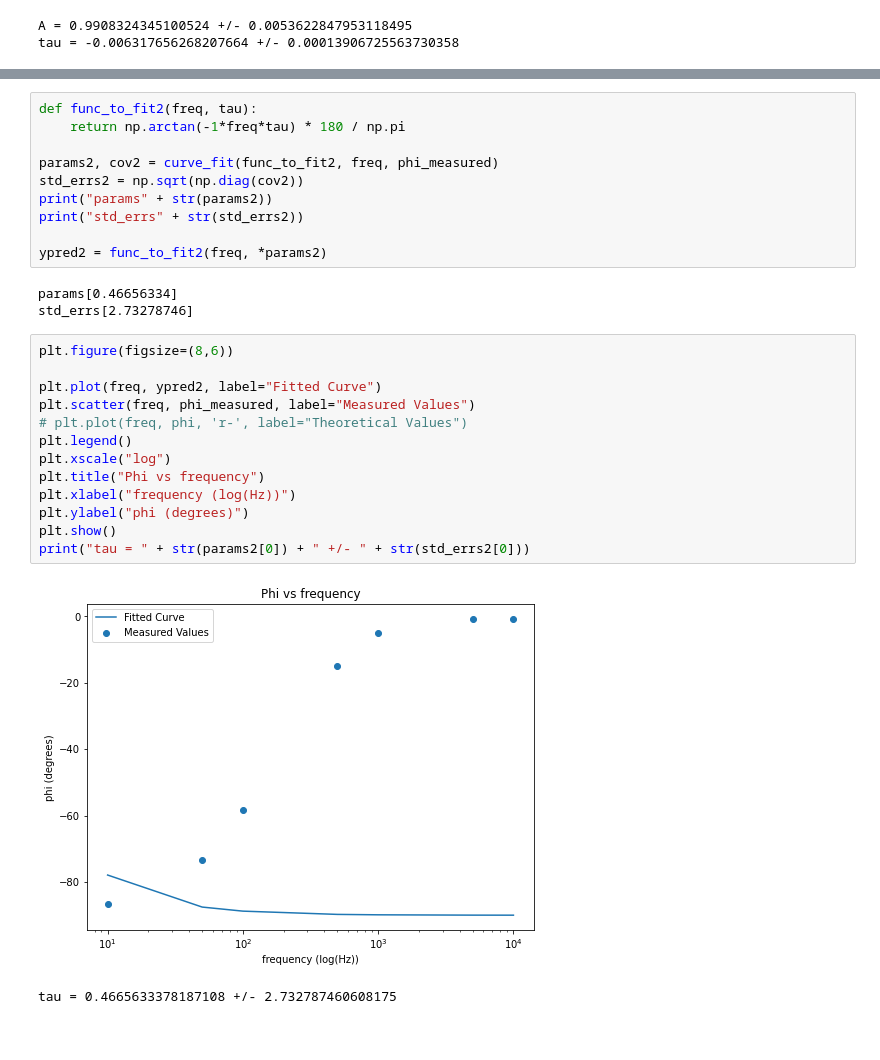
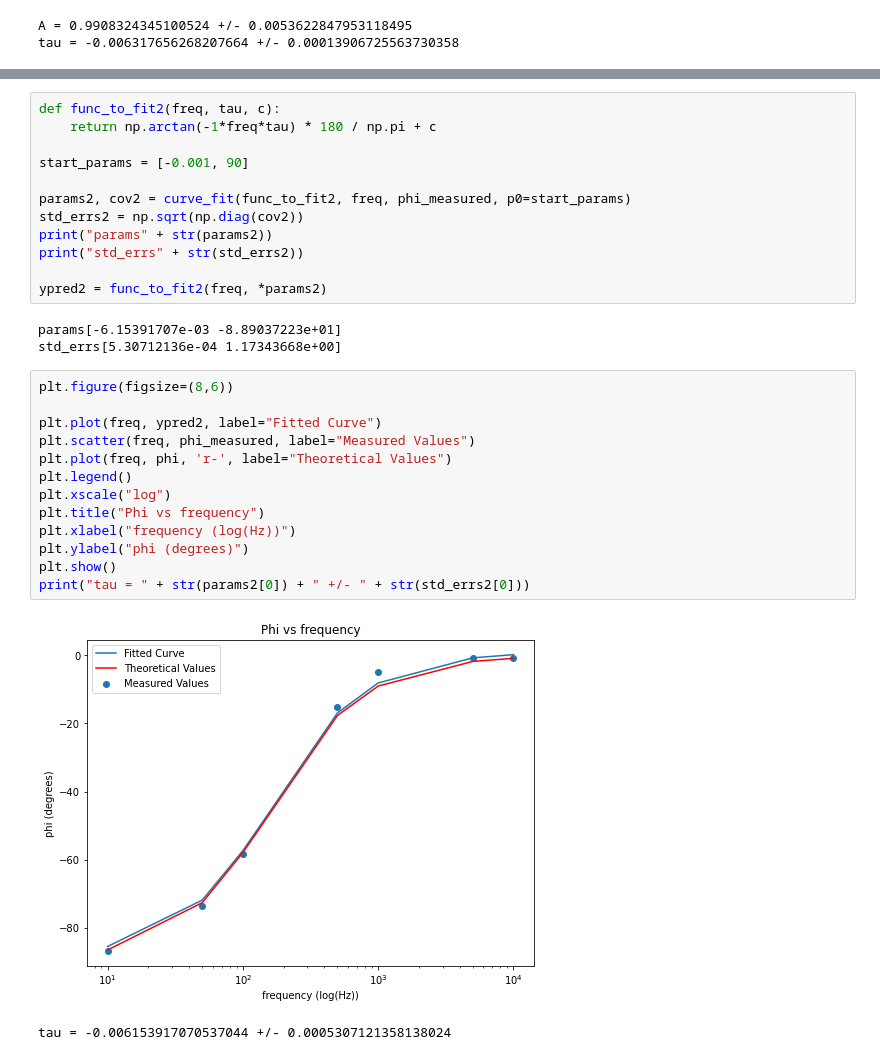
Before and after one commit to evilpegasus/physics5bl, a Jupyter notebook: em2/em2.ipynb, the cells around one changed output, grey strips where cells are left out. Drawn from its saved outputs; the diff is of its cells as text.

```diff
--- a/em2/em2.ipynb
+++ b/em2/em2.ipynb
@@ -65,29 +78,31 @@ tau = -0.006317656268207664 +/- 0.00013906725563730358
 # %%
-def func_to_fit2(freq, tau):
-    return np.arctan(-1*freq*tau) * 180 / np.pi
+def func_to_fit2(freq, tau, c):
+    return np.arctan(-1*freq*tau) * 180 / np.pi + c
 
-params2, cov2 = curve_fit(func_to_fit2, freq, phi_measured)
+start_params = [-0.001, 90]
+
+params2, cov2 = curve_fit(func_to_fit2, freq, phi_measured, p0=start_params)
 std_errs2 = np.sqrt(np.diag(cov2))
 print("params" + str(params2))
 print("std_errs" + str(std_errs2))
 
 ypred2 = func_to_fit2(freq, *params2)
 # %% [output]
-params[0.46656334]
-std_errs[2.73278746]
+params[-6.15391707e-03 -8.89037223e+01]
+std_errs[5.30712136e-04 1.17343668e+00]
 # %%
 plt.figure(figsize=(8,6))
 
 plt.plot(freq, ypred2, label="Fitted Curve")
 plt.scatter(freq, phi_measured, label="Measured Values")
-# plt.plot(freq, phi, 'r-', label="Theoretical Values")
+plt.plot(freq, phi, 'r-', label="Theoretical Values")
 plt.legend()
 plt.xscale("log")
 plt.title("Phi vs frequency")
 plt.xlabel("frequency (log(Hz))")
 plt.ylabel("phi (degrees)")
 plt.show()
 print("tau = " + str(params2[0]) + " +/- " + str(std_errs2[0]))
 # %% [output]
-[figure, old version]
+[figure, new version]
-tau = 0.4665633378187108 +/- 2.732787460608175
+tau = -0.006153917070537044 +/- 0.0005307121358138024
```
Also changed, not shown: parts of 5 cells of this notebook.
